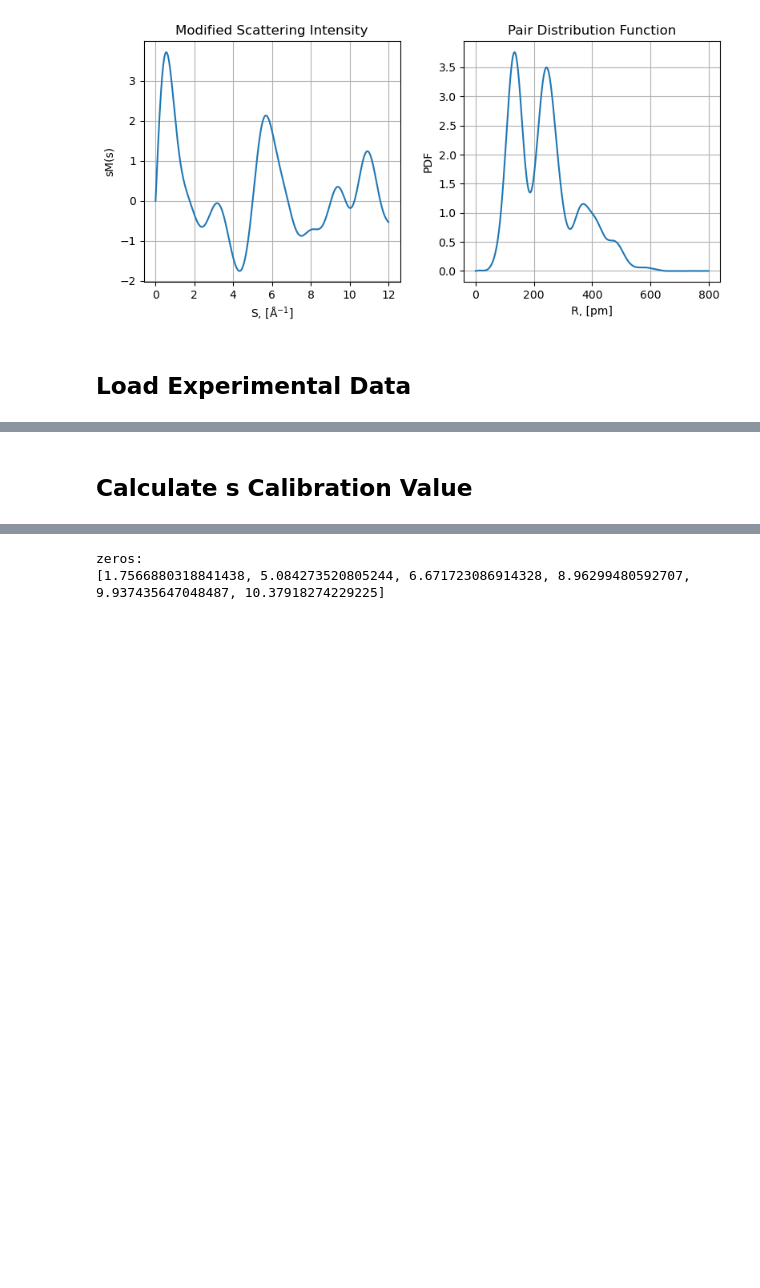
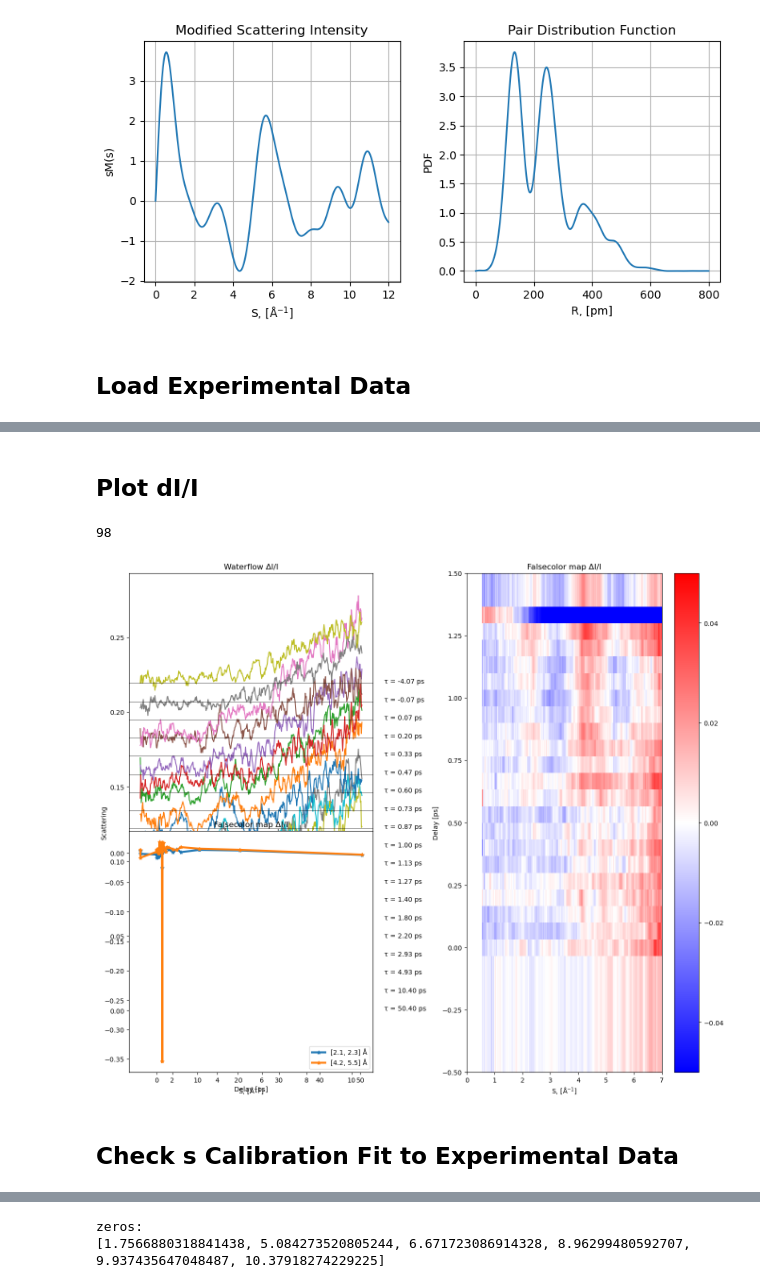
Before and after one commit to lheald2/gued, a Jupyter notebook: PDF_Generation.ipynb, the cells around one changed output, grey strips where cells are left out. Cells and saved outputs as stored; diff of their text form; code cells hidden in the pictures; blank space fills up the shorter version.

```diff
--- a/PDF_Generation.ipynb
+++ b/PDF_Generation.ipynb
@@ -134,5 +167,51 @@ norm_ref = np.loadtxt(f"data_files/norm_ref_s1_fast_{day}.txt")
+# %% [markdown]
+## Plot dI/I
+# %%
+if stage_len<5: # Make up the reference signals
+    N_ref = 2
+else:
+    N_ref = 3
+norm_ref = np.nanmean(azimuthal_data[:N_ref],axis=0)         # Reference signal before T0
+
+dI_I_norm = (azimuthal_data-norm_ref)/norm_ref # Calculate the percentage difference signal
+
+# Plot a figure of the time-depdendent signal of scattering percentage difference.
+plt.figure(figsize=(14,12))
+
+plt.subplot(1,2,1)
+for i in range(stage_len):
+    if i%2 == 0:
+        plt.plot(s,dI_I_norm[stage_len-i-1] + np.nanmax(dI_I_norm)*(i)/15)
+        plt.text(s[-1]+1,np.nanmax(dI_I_norm)*(i)/15, r'τ = {0:.2f} ps'.format(realtime[stage_len-i-1]))
+        plt.axhline(y = np.nanmax(dI_I_norm)*(i)/15, color = 'k', linestyle = '-',linewidth=0.5)
+plt.xlabel(r'S, ['+angs+'$^{-1}$]');plt.ylabel('Scattering');plt.title('Waterflow ΔI/I')
+
+plt.subplot(1,2,2)
+plt.pcolor(s,realtime,dI_I_norm,cmap='bwr')
+plt.clim(vmin=-0.05, vmax=0.05)
+plt.colorbar()
+plt.ylim(-0.5, 1.5)
+plt.xlim(0, 7)
+plt.xlabel(r'S, ['+angs+'$^{-1}$]');plt.ylabel('Delay [ps]');plt.title('Falsecolor map ΔI/I')
+
+plt.subplot(2,2,3)
+RoI_1 = [2.1, 2.3]
+RoI_2 = [4.2, 5.5]
+print(round(RoI_1[0]/0.0215))
+Inte_1 = dI_I_norm[:,round(RoI_1[0]/s_cali):round(RoI_1[1]/s_cali)].mean(axis=1)
+Inte_2 = dI_I_norm[:,round(RoI_2[0]/s_cali):round(RoI_2[1]/s_cali)].mean(axis=1)
+plt.plot(realtime,Inte_1,'-*',linewidth=3,label=str(RoI_1)+' '+angs)
+plt.plot(realtime,Inte_2,'-*',linewidth=3,label=str(RoI_2)+' '+angs)
+plt.legend()
+plt.xlabel('Integrated Yield [arb.]');plt.xlabel('Delay [ps]');plt.title('Falsecolor map ΔI/I')
+
+plt.tight_layout()
+plt.show()
+# %% [output]
+98
+[figure, added]
 # %% [markdown]
-## Calculate s Calibration Value
+## Check s Calibration Fit to Experimental Data
 # %%
 path_mol='packages/Molecular_coordinates/'    # The molecular .xyz/.csv pathes
 mol_name='o-ntph_opt'
```
Also changed, not shown: parts of 18 cells of this notebook, 6 other files.
